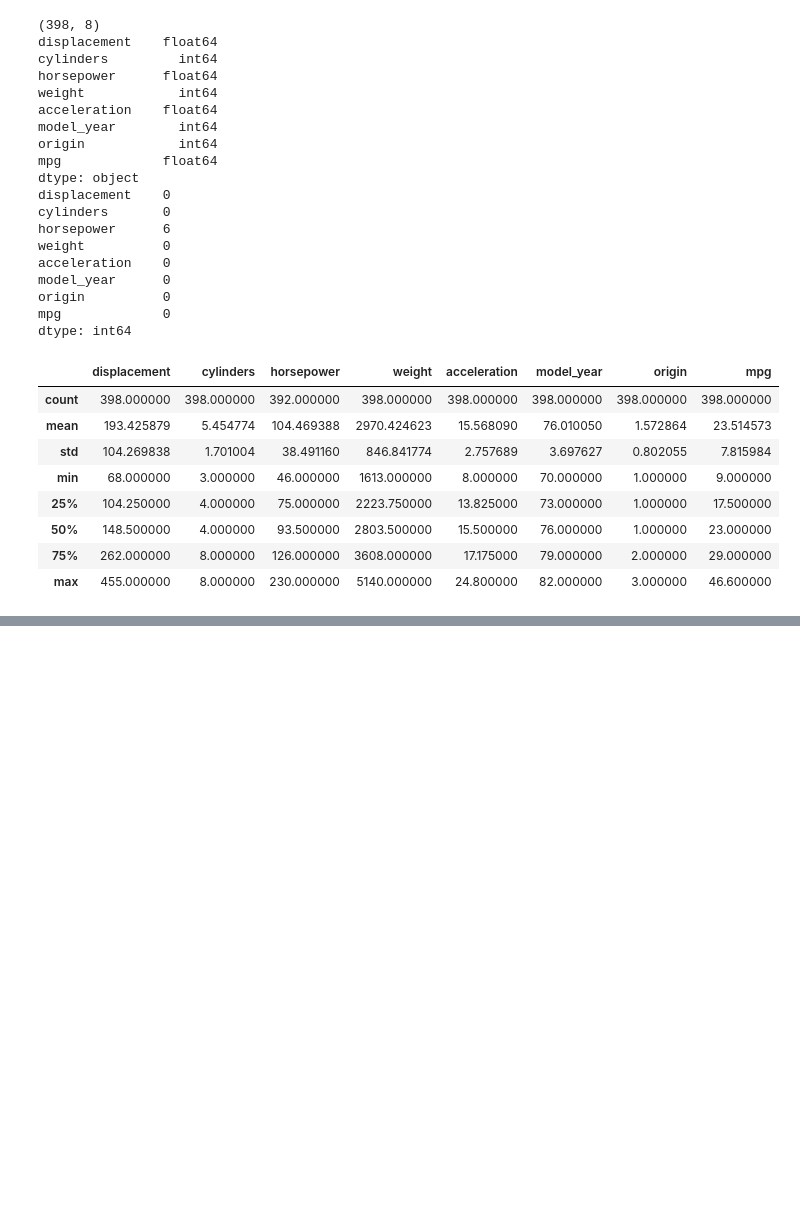
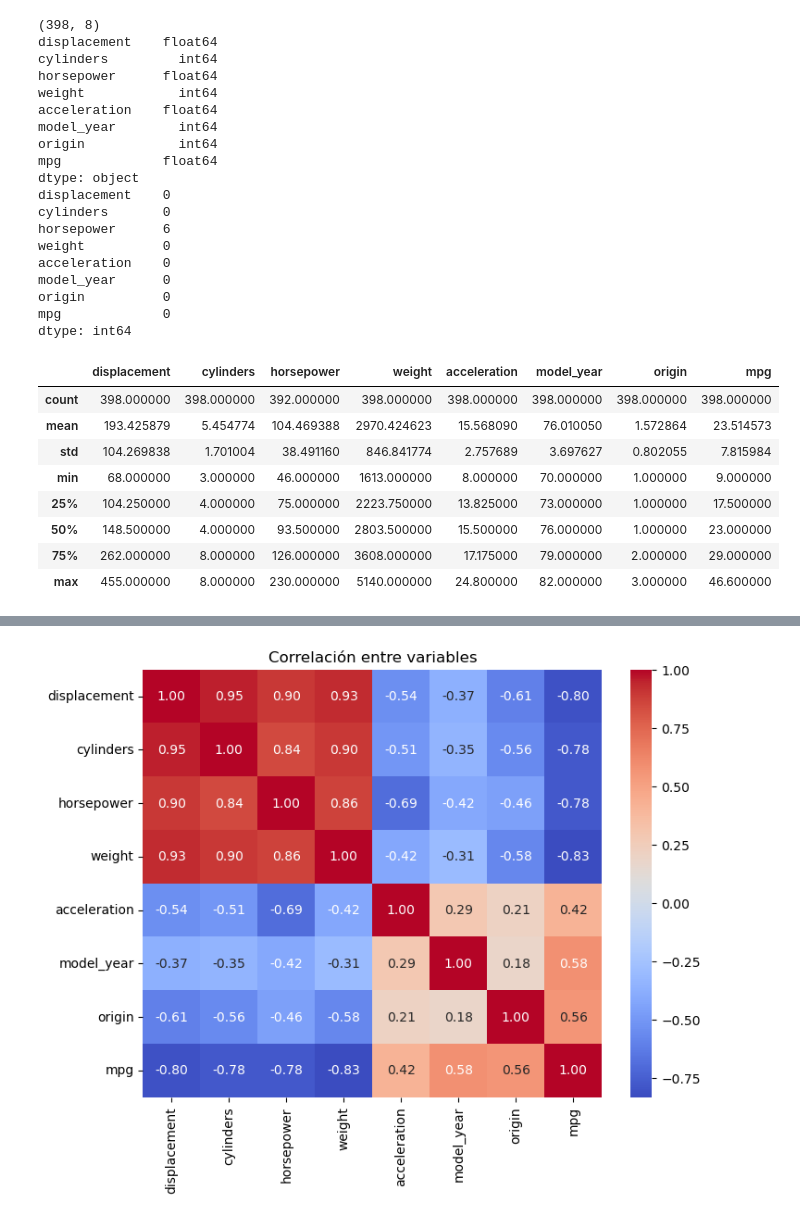
Before and after one commit to erikajcd08/ML_Project_Kickoff_Auto_MPG_Dataset, a Jupyter notebook: 01_notebook.ipynb, the cells around one changed output, grey strips where cells are left out. Drawn from its saved outputs; the diff is of its cells as text; code cells hidden in the pictures; blank space fills up the shorter version.

```diff
--- a/01_notebook.ipynb
+++ b/01_notebook.ipynb
@@ -72,0 +126,8 @@ dtype: int64
+# %%
+# Mapa de correlación.
+plt.figure(figsize=(8,6))
+sns.heatmap(df.corr(), annot=True, cmap='coolwarm', fmt='.2f')
+plt.title('Correlación entre variables')
+plt.show()
+# %% [output]
+[figure, added]
```
Also changed, not shown: parts of 11 cells of this notebook.
